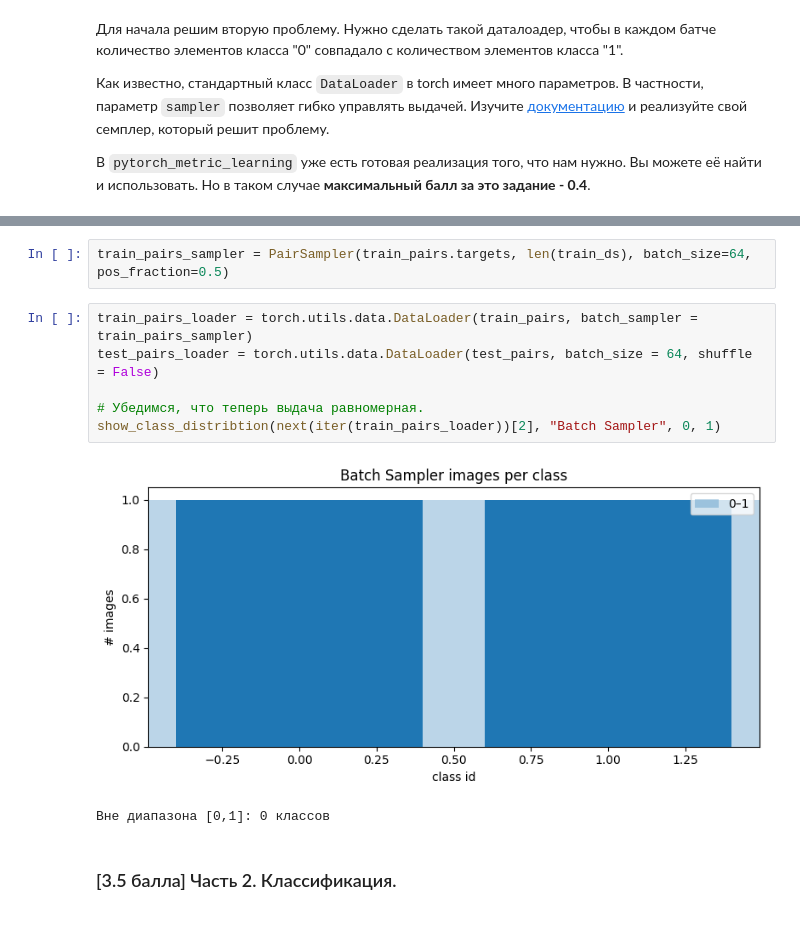
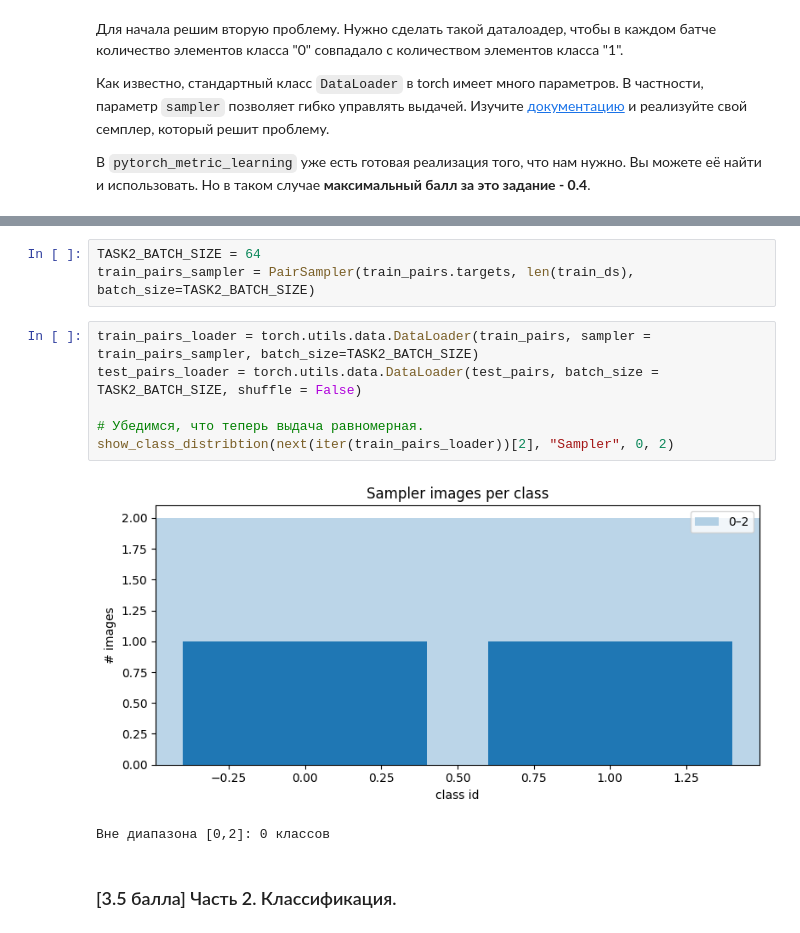
Before and after one commit to GeorgiyIshchenko/iad-deep-learning, a Jupyter notebook: 2025/homeworks/homework_02.ipynb, the cells around one changed output, grey strips where cells are left out. Saved outputs shown, nothing was run; the diff lists cells and outputs as text.

```diff
--- a/2025/homeworks/homework_02.ipynb
+++ b/2025/homeworks/homework_02.ipynb
@@ -283,14 +305,15 @@ class PairSampler(BatchSampler):
 # %%
-train_pairs_sampler = PairSampler(train_pairs.targets, len(train_ds), batch_size=64, pos_fraction=0.5)
+TASK2_BATCH_SIZE = 64
+train_pairs_sampler = PairSampler(train_pairs.targets, len(train_ds), batch_size=TASK2_BATCH_SIZE)
 # %%
-train_pairs_loader = torch.utils.data.DataLoader(train_pairs, batch_sampler = train_pairs_sampler)
-test_pairs_loader = torch.utils.data.DataLoader(test_pairs, batch_size = 64, shuffle = False)
+train_pairs_loader = torch.utils.data.DataLoader(train_pairs, sampler = train_pairs_sampler, batch_size=TASK2_BATCH_SIZE)
+test_pairs_loader = torch.utils.data.DataLoader(test_pairs, batch_size = TASK2_BATCH_SIZE, shuffle = False)
 
 # Убедимся, что теперь выдача равномерная.
-show_class_distribtion(next(iter(train_pairs_loader))[2], "Batch Sampler", 0, 1)
+show_class_distribtion(next(iter(train_pairs_loader))[2], "Sampler", 0, 2)
 # %% [output]
-[figure, old version]
+[figure, new version]
-Вне диапазона [0,1]: 0 классов
+Вне диапазона [0,2]: 0 классов
 # %% [markdown]
 ### [3.5 балла] Часть 2. Классификация.
 # %% [markdown]
```
Also changed, not shown: parts of 24 cells of this notebook, 1 other file.
